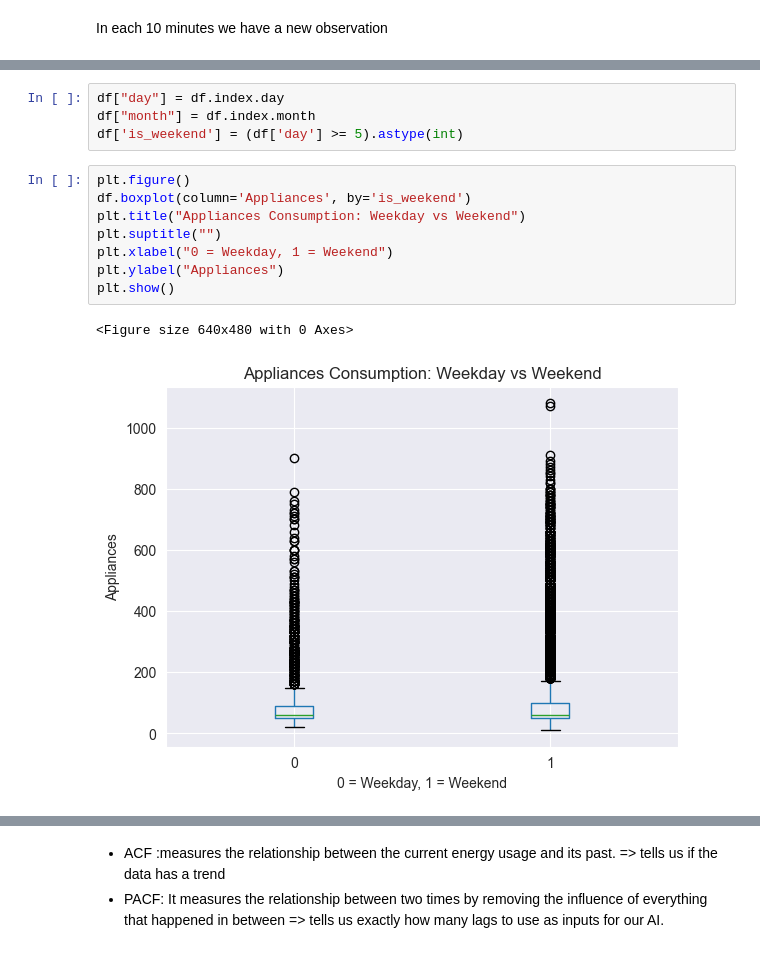
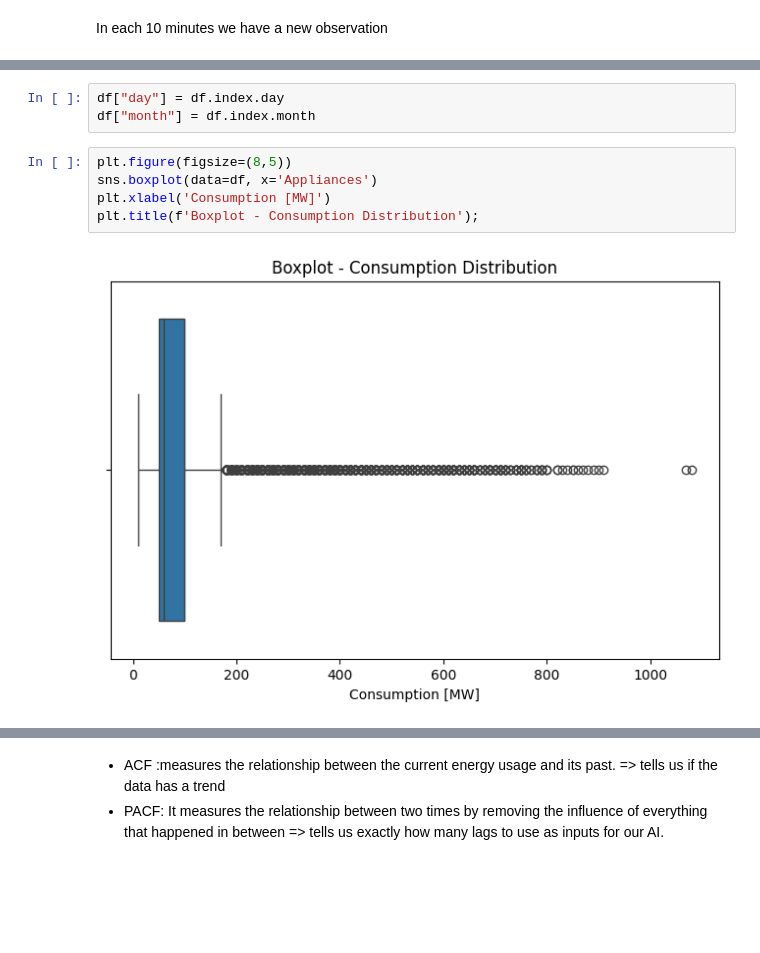
Before and after one commit to fatma-harabi04/energy-prediction-pytorch, a Jupyter notebook: notebooks/01_eda_exploration-DESKTOP-VQMSFH1.ipynb, the cells around one changed output, grey strips where cells are left out. Drawn from its saved outputs; the diff is of its cells as text; blank space fills up the shorter version.

```diff
--- a/notebooks/01_eda_exploration-DESKTOP-VQMSFH1.ipynb
+++ b/notebooks/01_eda_exploration-DESKTOP-VQMSFH1.ipynb
@@ -157,15 +138,10 @@ Index(['Appliances', 'lights', 'T1', 'RH_1', 'T2', 'RH_2', 'T3', 'RH_3', 'T4',
 # %%
 df["day"] = df.index.day
 df["month"] = df.index.month
-df['is_weekend'] = (df['day'] >= 5).astype(int)
 # %%
-plt.figure()
-df.boxplot(column='Appliances', by='is_weekend')
-plt.title("Appliances Consumption: Weekday vs Weekend")
-plt.suptitle("")
-plt.xlabel("0 = Weekday, 1 = Weekend")
-plt.ylabel("Appliances")
-plt.show()
+plt.figure(figsize=(8,5))
+sns.boxplot(data=df, x='Appliances')
+plt.xlabel('Consumption [MW]')
+plt.title(f'Boxplot - Consumption Distribution');
 # %% [output]
-<Figure size 640x480 with 0 Axes>
-[figure, old version]
+[figure, new version]
```
Also changed, not shown: parts of 45 cells of this notebook, 1 other file.
